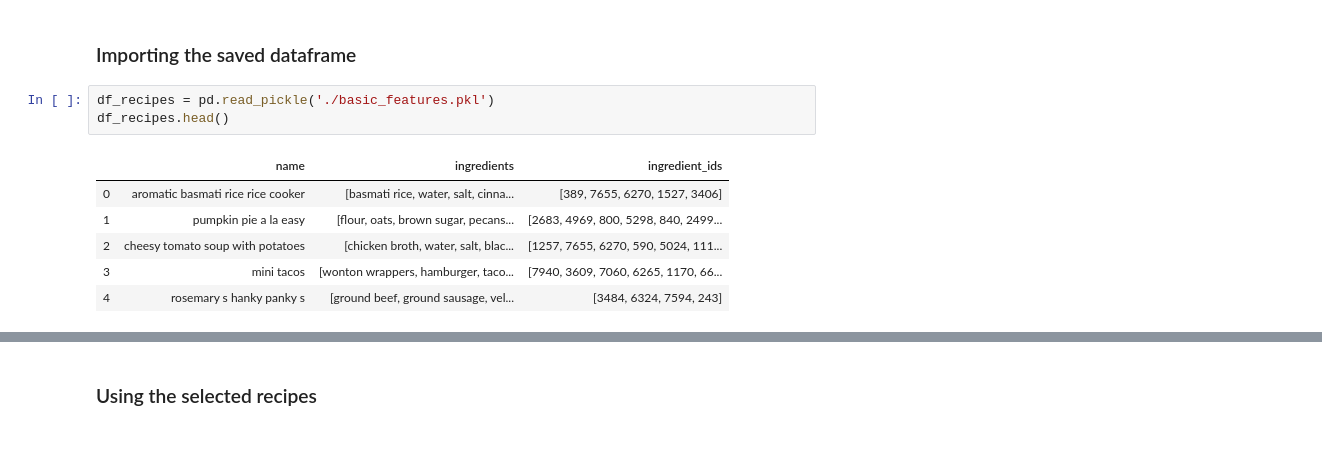
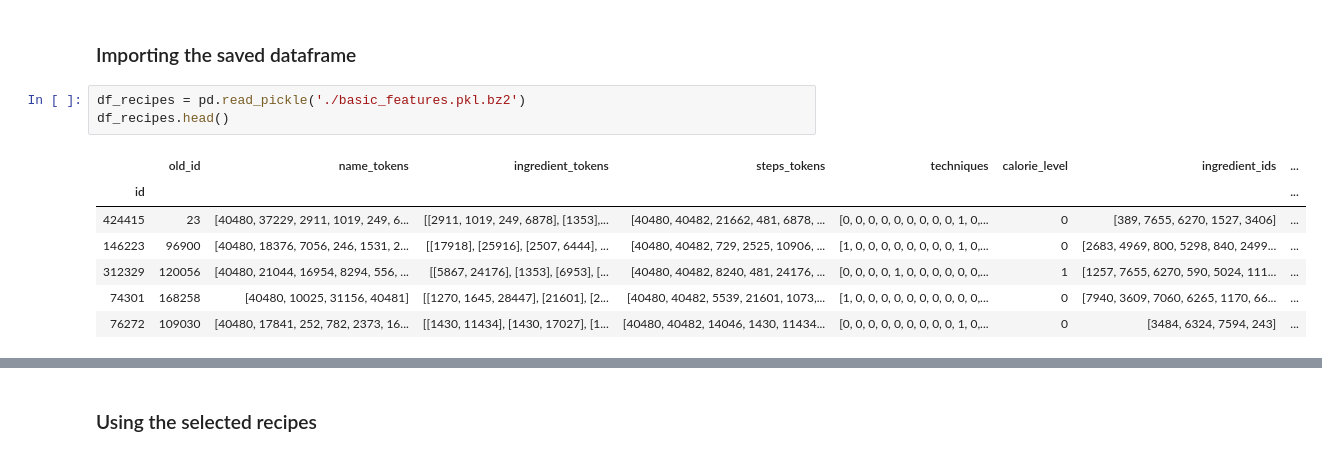
Before and after one commit to acdh-oeaw/theport2019_pier47_feedforward, a Jupyter notebook: recommendations.ipynb, the cells around one changed output, grey strips where cells are left out. Cells and saved outputs as stored; diff of their text form.

```diff
--- a/recommendations.ipynb
+++ b/recommendations.ipynb
@@ -33,15 +33,16 @@ from gensim.models import Word2Vec
 # %% [markdown]
 ### Importing the saved dataframe
 # %%
-df_recipes = pd.read_pickle('./basic_features.pkl')
+df_recipes = pd.read_pickle('./basic_features.pkl.bz2')
 df_recipes.head()
 # %% [output]
-|  | name | ingredients | ingredient_ids |
-| 0 | aromatic basmati rice rice cooker | [basmati rice, water, salt, cinna... | [389, 7655, 6270, 1527, 3406] |
-| 1 | pumpkin pie a la easy | [flour, oats, brown sugar, pecans... | [2683, 4969, 800, 5298, 840, 2499... |
-| 2 | cheesy tomato soup with potatoes | [chicken broth, water, salt, blac... | [1257, 7655, 6270, 590, 5024, 111... |
-| 3 | mini tacos | [wonton wrappers, hamburger, taco... | [7940, 3609, 7060, 6265, 1170, 66... |
-| 4 | rosemary s hanky panky s | [ground beef, ground sausage, vel... | [3484, 6324, 7594, 243] |
+|  | old_id | name_tokens | ingredient_tokens | steps_tokens | techniques | calorie_level | ingredient_ids | ... |
+| id |  |  |  |  |  |  |  | ... |
+| 424415 | 23 | [40480, 37229, 2911, 1019, 249, 6... | [[2911, 1019, 249, 6878], [1353],... | [40480, 40482, 21662, 481, 6878, ... | [0, 0, 0, 0, 0, 0, 0, 0, 0, 1, 0,... | 0 | [389, 7655, 6270, 1527, 3406] | ... |
+| 146223 | 96900 | [40480, 18376, 7056, 246, 1531, 2... | [[17918], [25916], [2507, 6444], ... | [40480, 40482, 729, 2525, 10906, ... | [1, 0, 0, 0, 0, 0, 0, 0, 0, 1, 0,... | 0 | [2683, 4969, 800, 5298, 840, 2499... | ... |
+| 312329 | 120056 | [40480, 21044, 16954, 8294, 556, ... | [[5867, 24176], [1353], [6953], [... | [40480, 40482, 8240, 481, 24176, ... | [0, 0, 0, 0, 1, 0, 0, 0, 0, 0, 0,... | 1 | [1257, 7655, 6270, 590, 5024, 111... | ... |
+| 74301 | 168258 | [40480, 10025, 31156, 40481] | [[1270, 1645, 28447], [21601], [2... | [40480, 40482, 5539, 21601, 1073,... | [1, 0, 0, 0, 0, 0, 0, 0, 0, 0, 0,... | 0 | [7940, 3609, 7060, 6265, 1170, 66... | ... |
+| 76272 | 109030 | [40480, 17841, 252, 782, 2373, 16... | [[1430, 11434], [1430, 17027], [1... | [40480, 40482, 14046, 1430, 11434... | [0, 0, 0, 0, 0, 0, 0, 0, 0, 1, 0,... | 0 | [3484, 6324, 7594, 243] | ... |
 # %%
 df_recipes.info()
 # %% [output]
```
Also changed, not shown: parts of 30 cells of this notebook.
